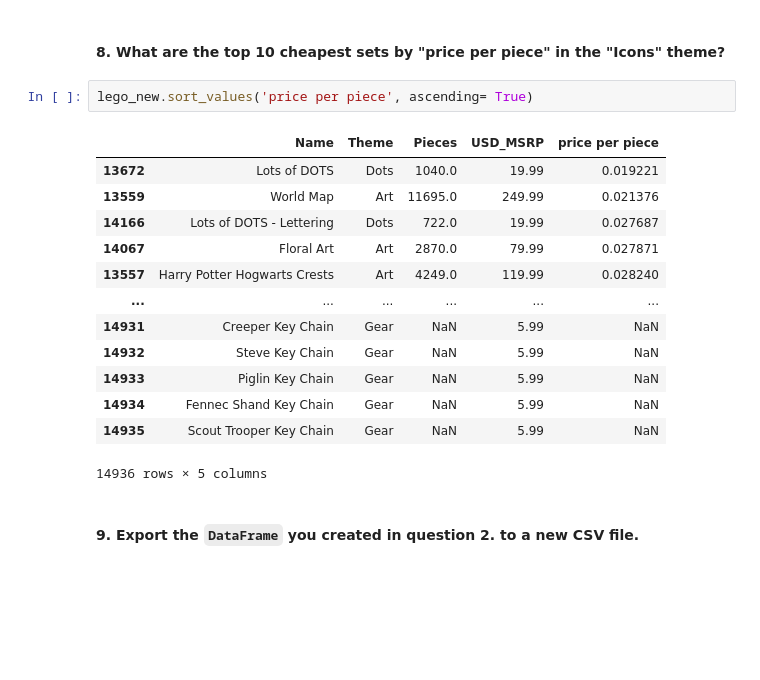
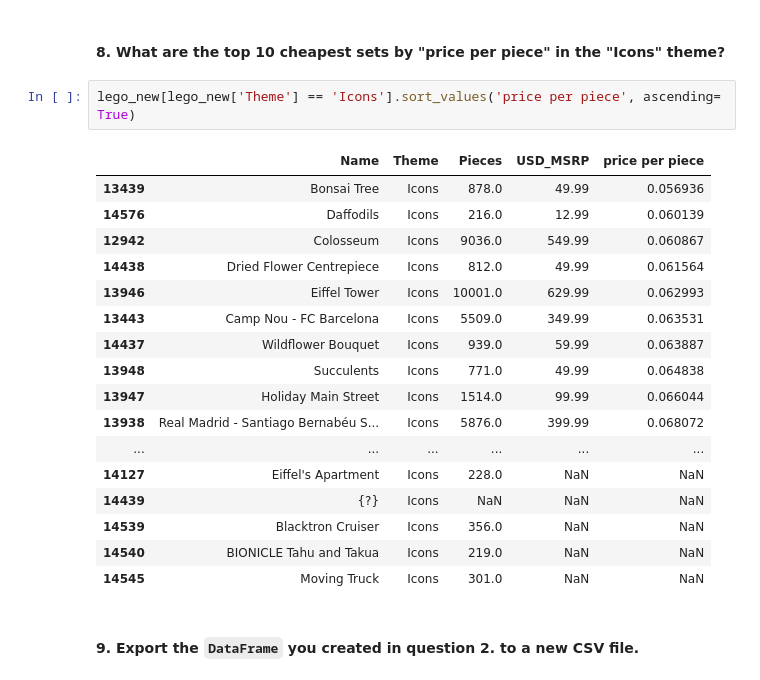
Before and after one commit to sayedali777/labs_projects, a Jupyter notebook: labs/Exercises EDA/3.4.E2 Exercise-eda-with-pandas.ipynb, the cells around one changed output. Saved outputs shown, nothing was run; the diff lists cells and outputs as text; blank space fills up the shorter version.

```diff
--- a/labs/Exercises EDA/3.4.E2 Exercise-eda-with-pandas.ipynb
+++ b/labs/Exercises EDA/3.4.E2 Exercise-eda-with-pandas.ipynb
@@ -171,21 +171,25 @@ lego_new[lego_new['Theme'] == 'Icons'].sort_values('price per piece', ascending=
 # %% [markdown]
 #### 8. What are the top 10 cheapest sets by "price per piece" in the "Icons" theme?
 # %%
-lego_new.sort_values('price per piece', ascending= True)
+lego_new[lego_new['Theme'] == 'Icons'].sort_values('price per piece', ascending= True)
 # %% [output]
 |  | Name | Theme | Pieces | USD_MSRP | price per piece |
-| 13672 | Lots of DOTS | Dots | 1040.0 | 19.99 | 0.019221 |
-| 13559 | World Map | Art | 11695.0 | 249.99 | 0.021376 |
-| 14166 | Lots of DOTS - Lettering | Dots | 722.0 | 19.99 | 0.027687 |
-| 14067 | Floral Art | Art | 2870.0 | 79.99 | 0.027871 |
-| 13557 | Harry Potter Hogwarts Crests | Art | 4249.0 | 119.99 | 0.028240 |
+| 13439 | Bonsai Tree | Icons | 878.0 | 49.99 | 0.056936 |
+| 14576 | Daffodils | Icons | 216.0 | 12.99 | 0.060139 |
+| 12942 | Colosseum | Icons | 9036.0 | 549.99 | 0.060867 |
+| 14438 | Dried Flower Centrepiece | Icons | 812.0 | 49.99 | 0.061564 |
+| 13946 | Eiffel Tower | Icons | 10001.0 | 629.99 | 0.062993 |
+| 13443 | Camp Nou - FC Barcelona | Icons | 5509.0 | 349.99 | 0.063531 |
+| 14437 | Wildflower Bouquet | Icons | 939.0 | 59.99 | 0.063887 |
+| 13948 | Succulents | Icons | 771.0 | 49.99 | 0.064838 |
+| 13947 | Holiday Main Street | Icons | 1514.0 | 99.99 | 0.066044 |
+| 13938 | Real Madrid - Santiago Bernabéu S... | Icons | 5876.0 | 399.99 | 0.068072 |
 | ... | ... | ... | ... | ... | ... |
-| 14931 | Creeper Key Chain | Gear | NaN | 5.99 | NaN |
-| 14932 | Steve Key Chain | Gear | NaN | 5.99 | NaN |
-| 14933 | Piglin Key Chain | Gear | NaN | 5.99 | NaN |
-| 14934 | Fennec Shand Key Chain | Gear | NaN | 5.99 | NaN |
-| 14935 | Scout Trooper Key Chain | Gear | NaN | 5.99 | NaN |
+| 14127 | Eiffel's Apartment | Icons | 228.0 | NaN | NaN |
+| 14439 | {?} | Icons | NaN | NaN | NaN |
+| 14539 | Blacktron Cruiser | Icons | 356.0 | NaN | NaN |
+| 14540 | BIONICLE Tahu and Takua | Icons | 219.0 | NaN | NaN |
+| 14545 | Moving Truck | Icons | 301.0 | NaN | NaN |
-14936 rows × 5 columns
 # %% [markdown]
 #### 9. Export the `DataFrame` you created in question 2. to a new CSV file.
 # %%
```
